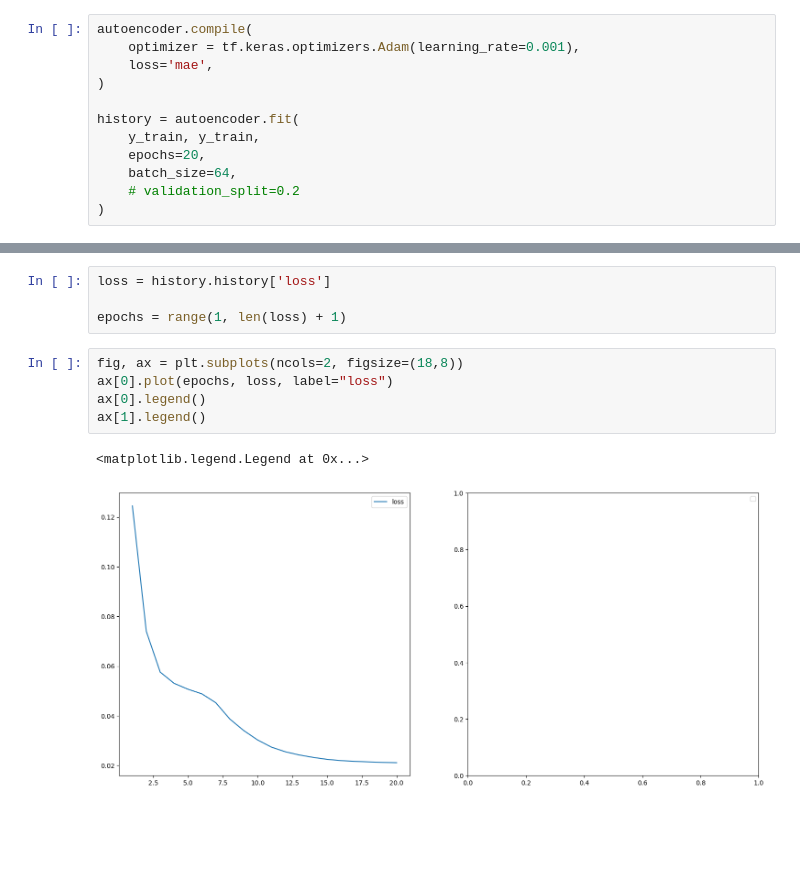
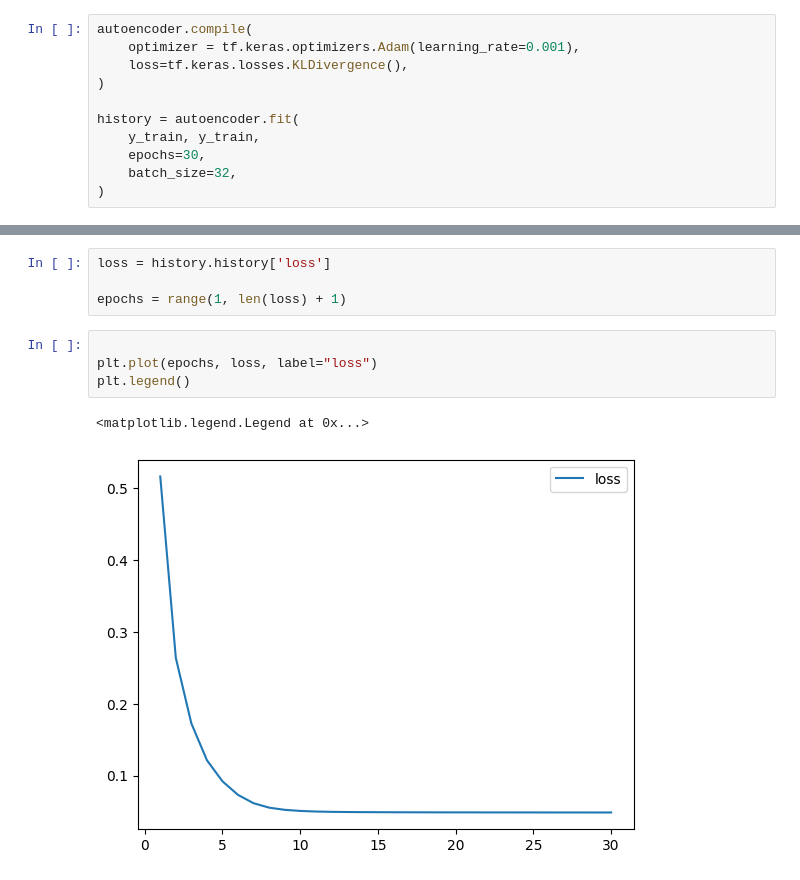
Before and after one commit to filipkojro/qw-defects, a Jupyter notebook: autoencoder_test.ipynb, the cells around one changed output, grey strips where cells are left out. Cells and saved outputs as stored; diff of their text form; blank space fills up the shorter version.

```diff
--- a/autoencoder_test.ipynb
+++ b/autoencoder_test.ipynb
@@ -52,13 +44,12 @@ X test size: (11743, 8)
 # %%
 autoencoder.compile(
     optimizer = tf.keras.optimizers.Adam(learning_rate=0.001),
-    loss='mae',
+    loss=tf.keras.losses.KLDivergence(),
 )
 
 history = autoencoder.fit(
     y_train, y_train,
-    epochs=20,
-    batch_size=64,
-    # validation_split=0.2
+    epochs=30,
+    batch_size=32,
 )
 # %% [output]
@@ -91,11 +75,10 @@ loss = history.history['loss']
 
 epochs = range(1, len(loss) + 1)
 # %%
-fig, ax = plt.subplots(ncols=2, figsize=(18,8))
-ax[0].plot(epochs, loss, label="loss")
-ax[0].legend()
-ax[1].legend()
+
+plt.plot(epochs, loss, label="loss")
+plt.legend()
 # %% [output]
 <matplotlib.legend.Legend at 0x...>
-[figure, old version]
+[figure, new version]
 # %%
```
Also changed, not shown: parts of 12 cells of this notebook, 6 other files.
